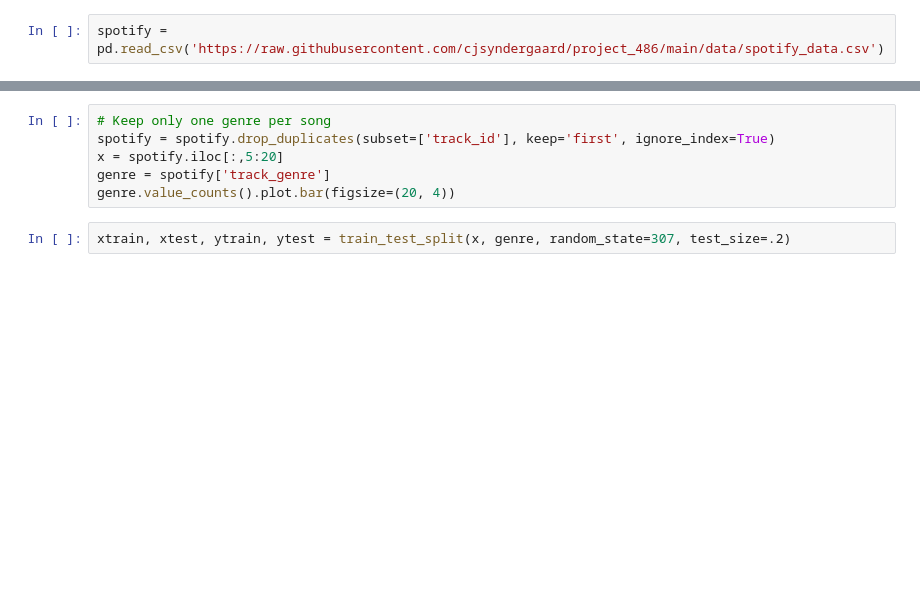
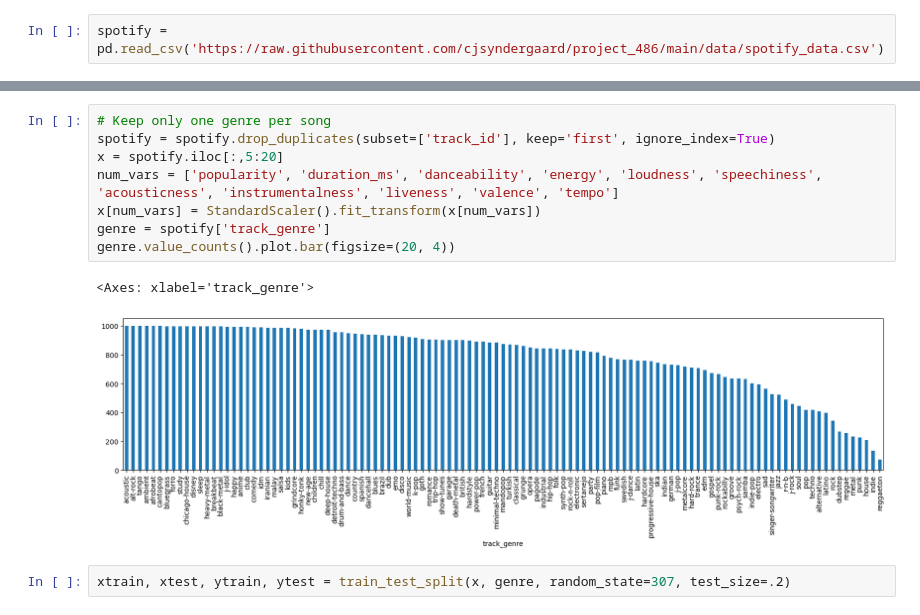
Before and after one commit to cjsyndergaard/project_486, a Jupyter notebook: project_clean.ipynb, the cells around one changed output, grey strips where cells are left out. Drawn from its saved outputs; the diff is of its cells as text; blank space fills up the shorter version.

```diff
--- a/project_clean.ipynb
+++ b/project_clean.ipynb
@@ -30,9 +38,14 @@ spotify[spotify['artists'] == 'Jim Croce'][['track_id', 'artists', 'track_name',
 # %%
 # Keep only one genre per song
 spotify = spotify.drop_duplicates(subset=['track_id'], keep='first', ignore_index=True)
 x = spotify.iloc[:,5:20]
+num_vars = ['popularity', 'duration_ms', 'danceability', 'energy', 'loudness', 'speechiness', 'acousticness', 'instrumentalness', 'liveness', 'valence', 'tempo']
+x[num_vars] = StandardScaler().fit_transform(x[num_vars])
 genre = spotify['track_genre']
 genre.value_counts().plot.bar(figsize=(20, 4))
+# %% [output]
+<Axes: xlabel='track_genre'>
+[figure, added]
 # %%
 xtrain, xtest, ytrain, ytest = train_test_split(x, genre, random_state=307, test_size=.2)
 # %% [markdown]
```
Also changed, not shown: parts of 29 cells of this notebook, 36 other files.
